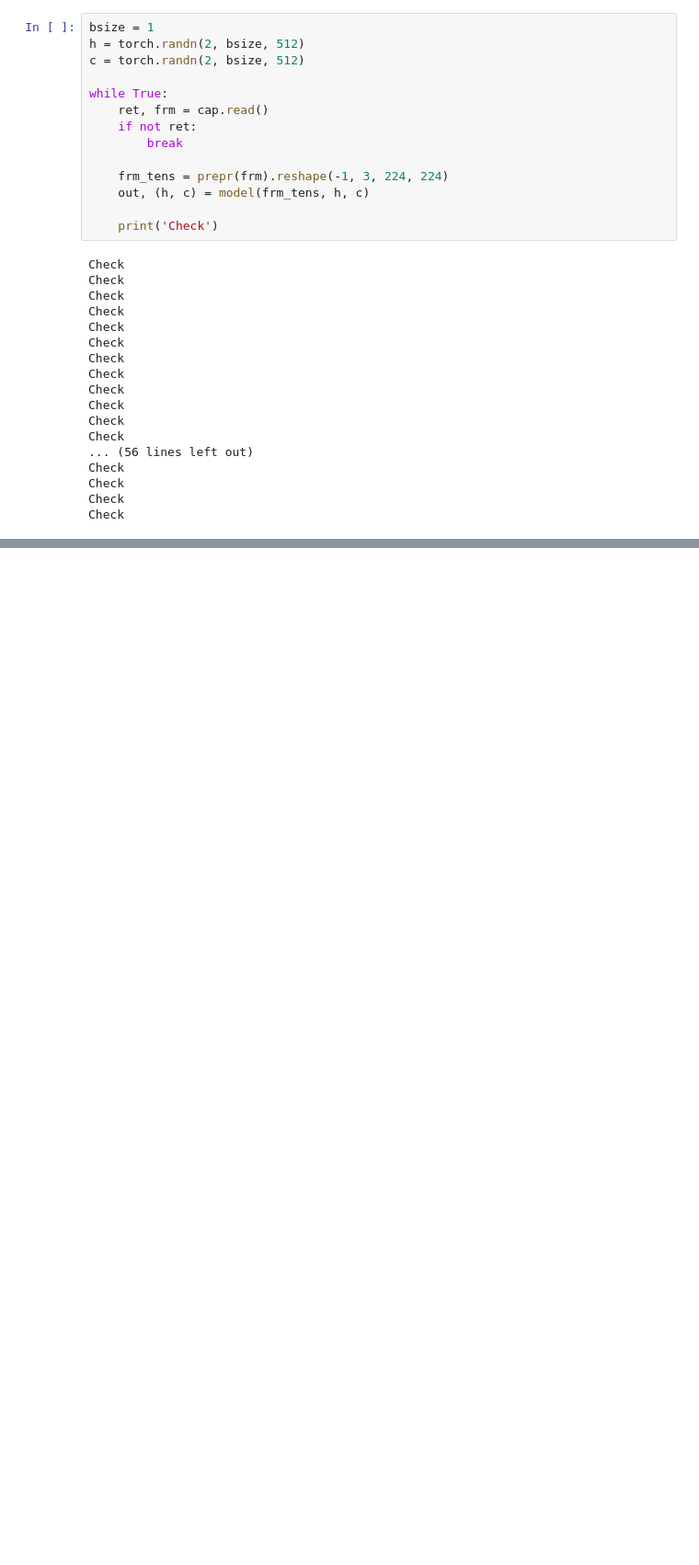
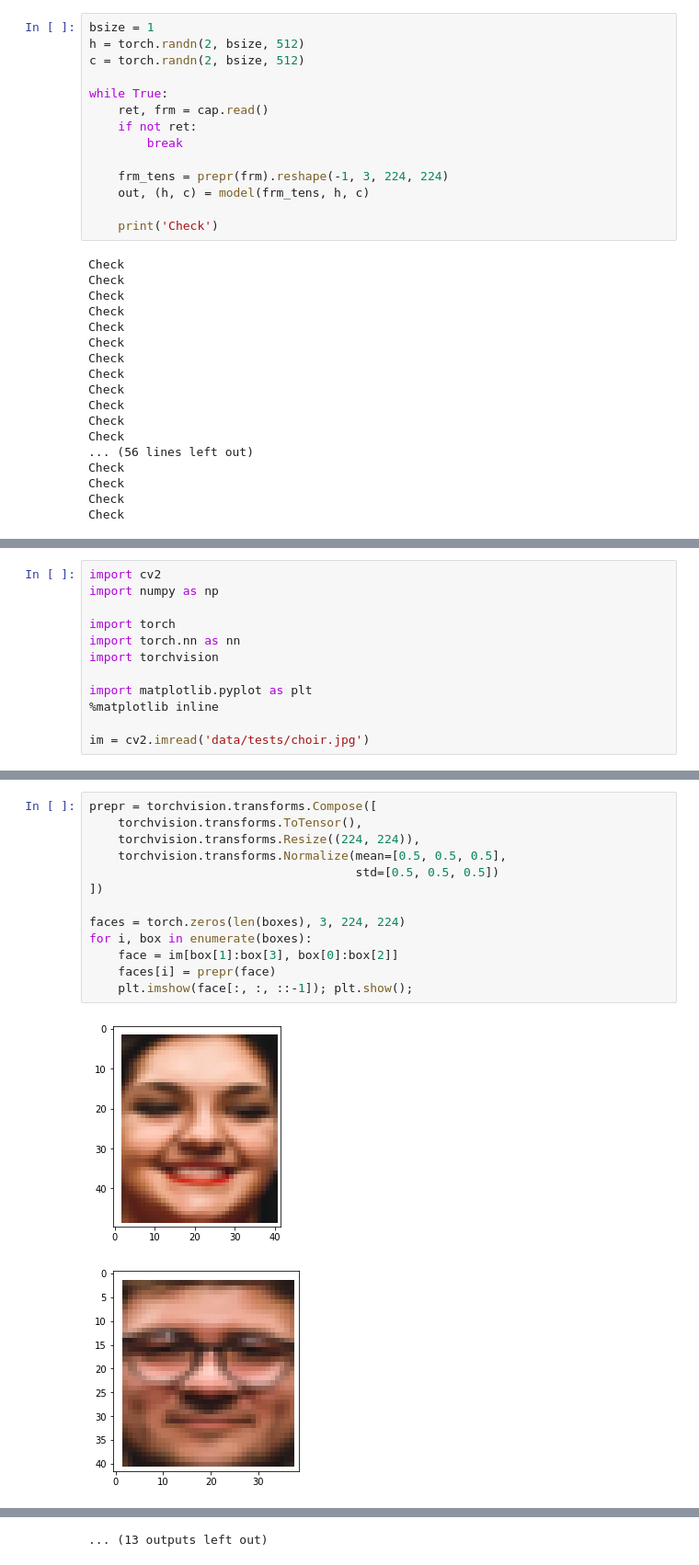
Before and after one commit to Irek21/ExpressionRecognition, a Jupyter notebook: main.ipynb, the cells around one changed output, grey strips where cells are left out. Shown at 92% size. Saved outputs shown, nothing was run; the diff lists cells and outputs as text; blank space fills up the shorter version.

```diff
--- a/main.ipynb
+++ b/main.ipynb
@@ -110,0 +113,12 @@ Check
+# %%
+import cv2
+import numpy as np
+
+import torch
+import torch.nn as nn
+import torchvision
+
+import matplotlib.pyplot as plt
+%matplotlib inline
+
+im = cv2.imread('data/tests/choir.jpg')
@@ -110,0 +189,16 @@ Check
+# %%
+prepr = torchvision.transforms.Compose([
+    torchvision.transforms.ToTensor(),
+    torchvision.transforms.Resize((224, 224)),
+    torchvision.transforms.Normalize(mean=[0.5, 0.5, 0.5],
+                                     std=[0.5, 0.5, 0.5])
+])
+
+faces = torch.zeros(len(boxes), 3, 224, 224)
+for i, box in enumerate(boxes):
+    face = im[box[1]:box[3], box[0]:box[2]]
+    faces[i] = prepr(face)
+    plt.imshow(face[:, :, ::-1]); plt.show();
+# %% [output]
+[figure, added]
+[figure, added]
@@ -110,0 +215 @@ Check
+... (13 outputs left out)
```
Also changed, not shown: parts of 21 cells of this notebook, 9 other files.
